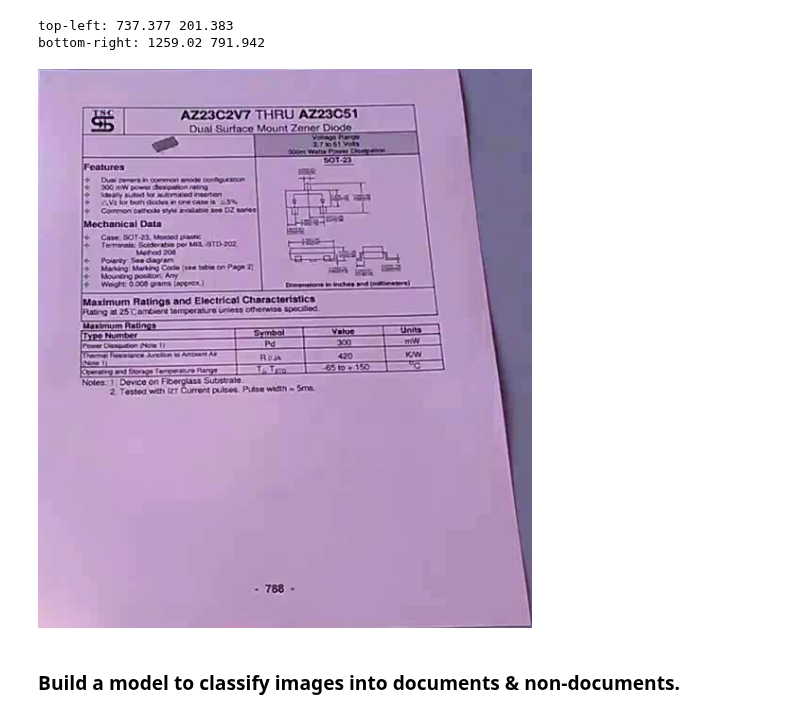
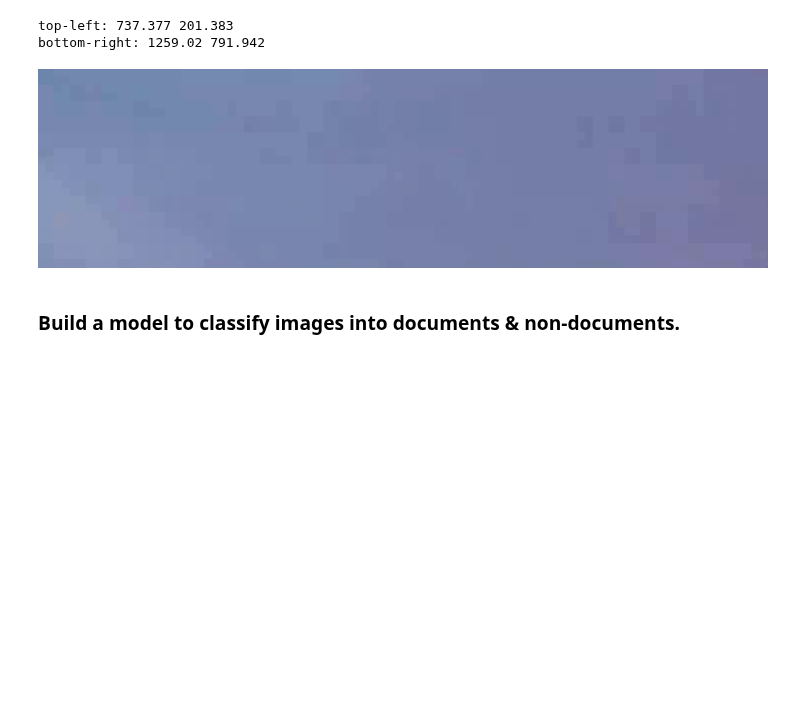
Before and after one commit to alixintong/btt-ai-know-your-customer, a Jupyter notebook: know_your_customer1.ipynb, the cells around one changed output. Cells and saved outputs as stored; diff of their text form; code cells hidden in the pictures; blank space fills up the shorter version.

Commit message:
Corrected the code to correctly crop a section without document

```diff
--- a/know_your_customer1.ipynb
+++ b/know_your_customer1.ipynb
@@ -219,9 +222,9 @@ print(os.getcwd())
 # %%
 img = Image.open('datasheet001_frames/datasheet001_frames_00001.jpg')
-img2 = img.crop(( df['point/1/_x'][0], df['point/1/_y'][0], df['point/3/_x'][0], df['point/3/_y'][0]))
+img2 = img.crop((0, 0,  df['point/1/_x'][0], df['point/1/_y'][0]))
 display(img2)
 # %% [output]
-[figure, old version]
+[figure, new version]
 # %% [markdown]
 ### Build a model to classify images into documents & non-documents.
 # %%
```
Also changed, not shown: parts of 2 cells of this notebook.
